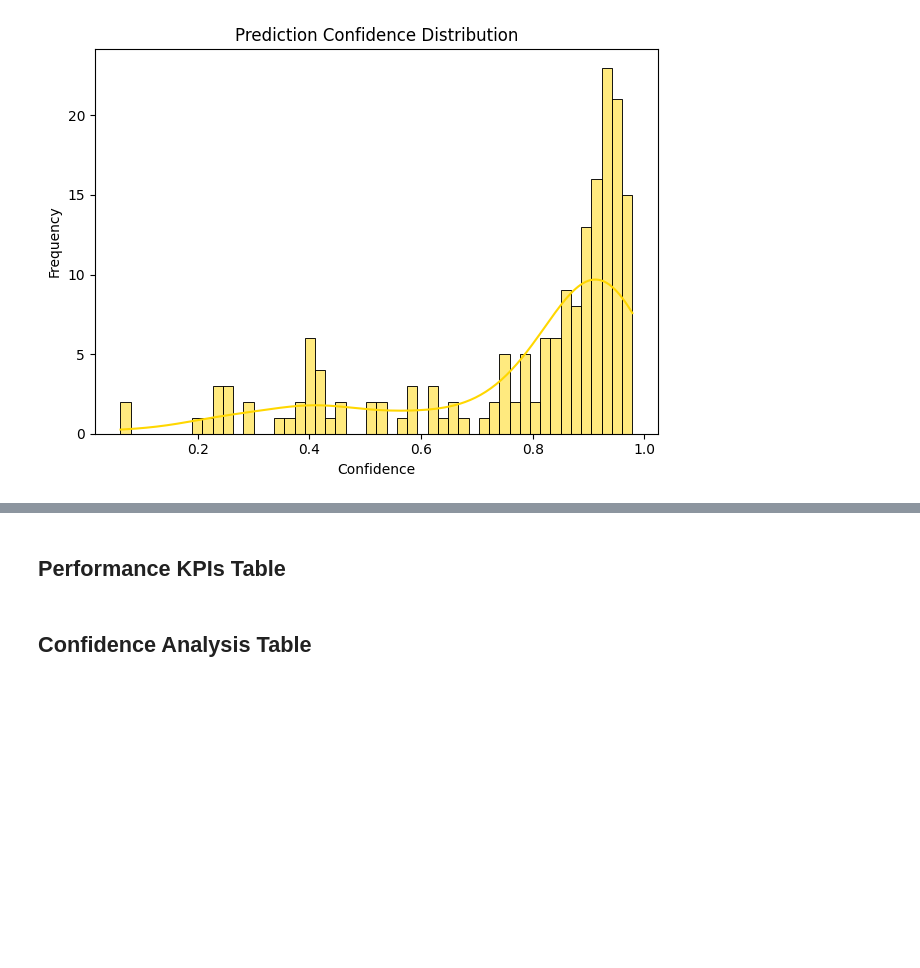
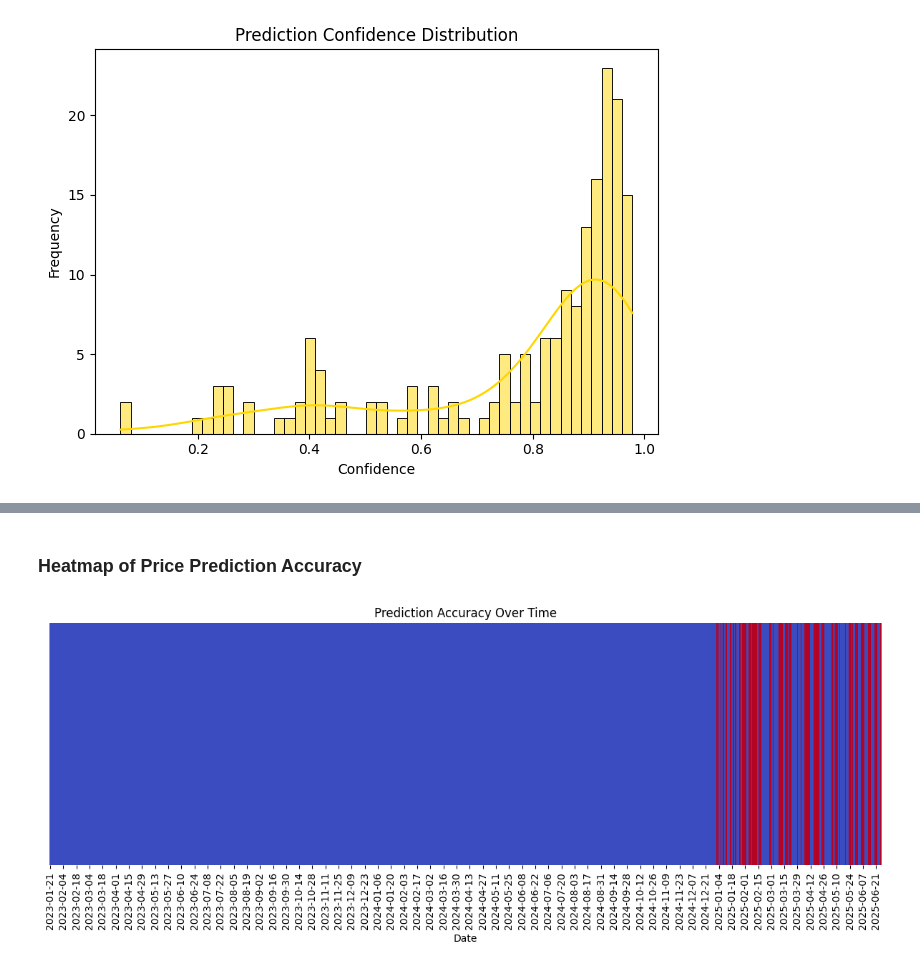
Before and after one commit to mittushaji25/crypto-xrp-analysis, a Jupyter notebook: notebooks/04_forecasting_and_prediction_models.ipynb, the cells around one changed output, grey strips where cells are left out. Drawn from its saved outputs; the diff is of its cells as text; code cells hidden in the pictures; blank space fills up the shorter version.

```diff
--- a/notebooks/04_forecasting_and_prediction_models.ipynb
+++ b/notebooks/04_forecasting_and_prediction_models.ipynb
@@ -234,2 +211,0 @@ xrp_data[predictions_cols].to_csv(
-# %% [markdown]
-## Performance KPIs Table
@@ -245,2 +211,0 @@ xrp_data[performance_cols].to_csv(
-# %% [markdown]
-## Confidence Analysis Table
@@ -254,0 +212,14 @@ xrp_data[confidence_cols].to_csv(
+# %% [markdown]
+### Heatmap of Price Prediction Accuracy
+# %%
+xrp_data['match'] = xrp_data['price_direction_3d'] == xrp_data['model_prediction_3d']
+
+plt.figure(figsize=(12,5))
+sns.heatmap(xrp_data.pivot_table(values='match', index='open_time', aggfunc='sum').T, cmap='coolwarm', cbar=False)
+plt.title('Prediction Accuracy Over Time')
+plt.xlabel('Date')
+plt.yticks([])
+plt.tight_layout()
+plt.show()
+# %% [output]
+[figure, added]
```
Also changed, not shown: parts of 11 cells of this notebook.
